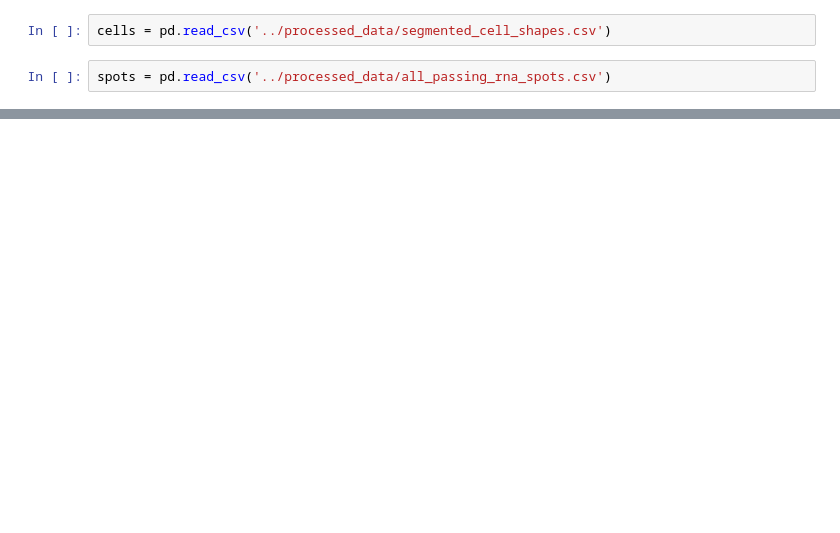
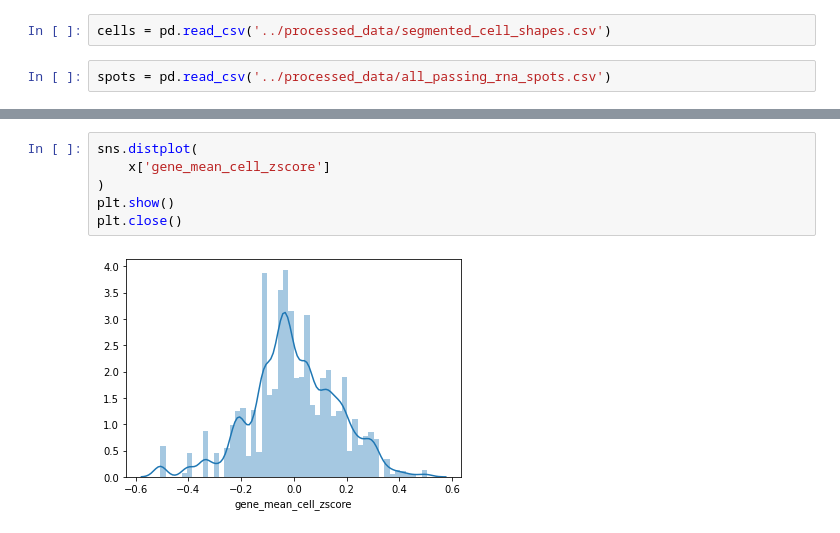
Before and after one commit to r-bierman/isoform_localizations, a Jupyter notebook: notebooks/20210107_centroid_polarity_score_validations.ipynb, the cells around one changed output, grey strips where cells are left out. Drawn from its saved outputs; the diff is of its cells as text; blank space fills up the shorter version.

```diff
--- a/notebooks/20210107_centroid_polarity_score_validations.ipynb
+++ b/notebooks/20210107_centroid_polarity_score_validations.ipynb
@@ -96,0 +196,8 @@ spots = pd.read_csv('../processed_data/all_passing_rna_spots.csv')
+# %%
+sns.distplot(
+    x['gene_mean_cell_zscore']
+)
+plt.show()
+plt.close()
+# %% [output]
+[figure, added]
```
Also changed, not shown: parts of 82 cells of this notebook, 2 other files.
